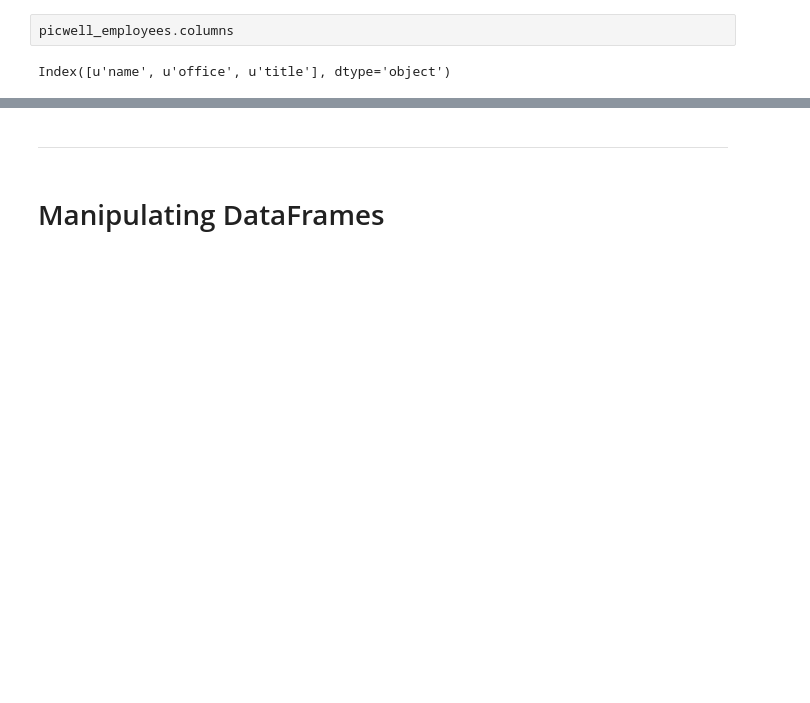
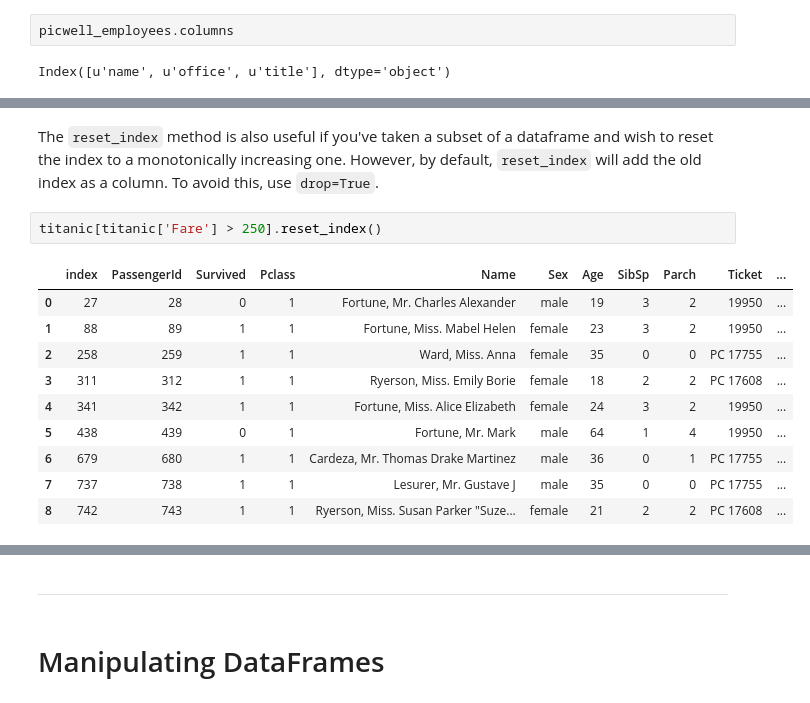
Before and after one commit to jackiekazil/intro_pandas, a Jupyter notebook: pandas_tutorial.ipynb, the cells around one changed output, grey strips where cells are left out. Saved outputs shown, nothing was run; the diff lists cells and outputs as text; blank space fills up the shorter version.

```diff
--- a/pandas_tutorial.ipynb
+++ b/pandas_tutorial.ipynb
@@ -251,0 +300,15 @@ Index([u'name', u'office', u'title'], dtype='object')
+# %% [markdown]
+The `reset_index` method is also useful if you've taken a subset of a dataframe and wish to reset the index to a monotonically increasing one. However, by default, `reset_index` will add the old index as a column. To avoid this, use `drop=True`.
+# %%
+titanic[titanic['Fare'] > 250].reset_index()
+# %% [output]
+|  | index | PassengerId | Survived | Pclass | Name | Sex | Age | SibSp | Parch | Ticket | ... |
+| 0 | 27 | 28 | 0 | 1 | Fortune, Mr. Charles Alexander | male | 19 | 3 | 2 | 19950 | ... |
+| 1 | 88 | 89 | 1 | 1 | Fortune, Miss. Mabel Helen | female | 23 | 3 | 2 | 19950 | ... |
+| 2 | 258 | 259 | 1 | 1 | Ward, Miss. Anna | female | 35 | 0 | 0 | PC 17755 | ... |
+| 3 | 311 | 312 | 1 | 1 | Ryerson, Miss. Emily Borie | female | 18 | 2 | 2 | PC 17608 | ... |
+| 4 | 341 | 342 | 1 | 1 | Fortune, Miss. Alice Elizabeth | female | 24 | 3 | 2 | 19950 | ... |
+| 5 | 438 | 439 | 0 | 1 | Fortune, Mr. Mark | male | 64 | 1 | 4 | 19950 | ... |
+| 6 | 679 | 680 | 1 | 1 | Cardeza, Mr. Thomas Drake Martinez | male | 36 | 0 | 1 | PC 17755 | ... |
+| 7 | 737 | 738 | 1 | 1 | Lesurer, Mr. Gustave J | male | 35 | 0 | 0 | PC 17755 | ... |
+| 8 | 742 | 743 | 1 | 1 | Ryerson, Miss. Susan Parker "Suze... | female | 21 | 2 | 2 | PC 17608 | ... |
```
Also changed, not shown: parts of 20 cells of this notebook.
